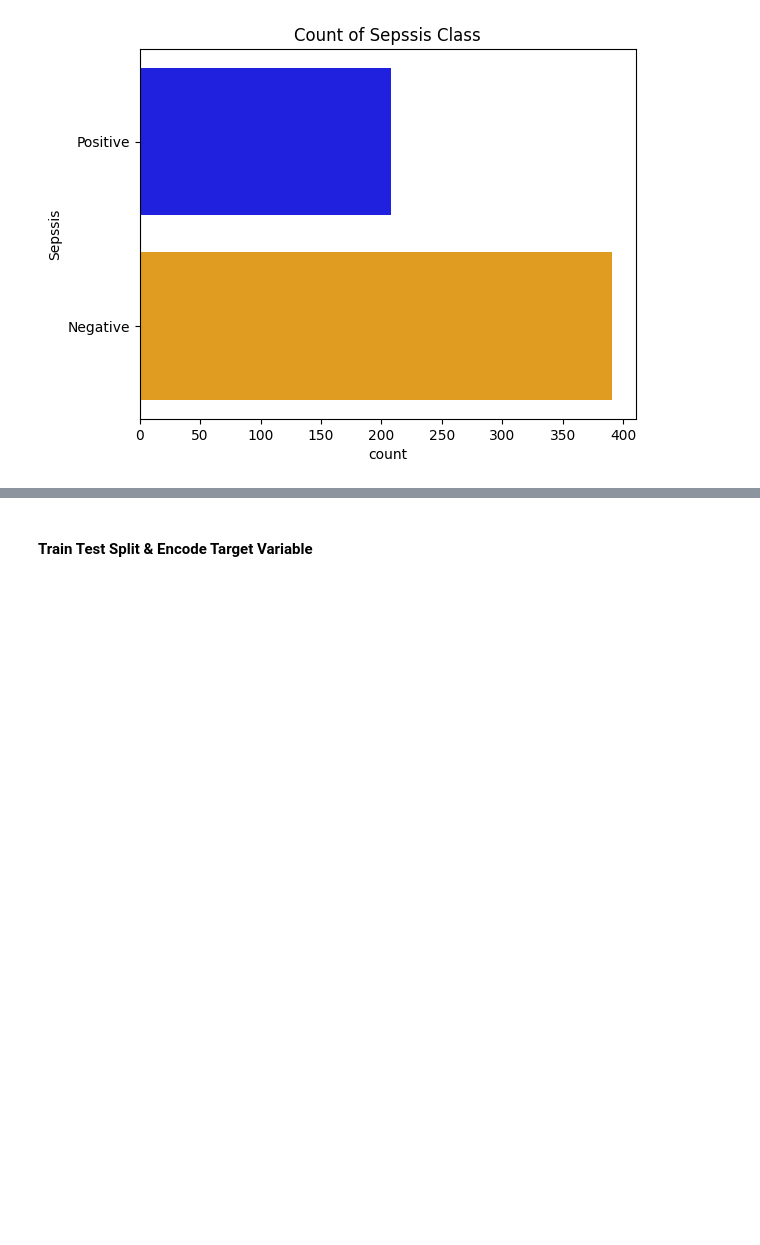
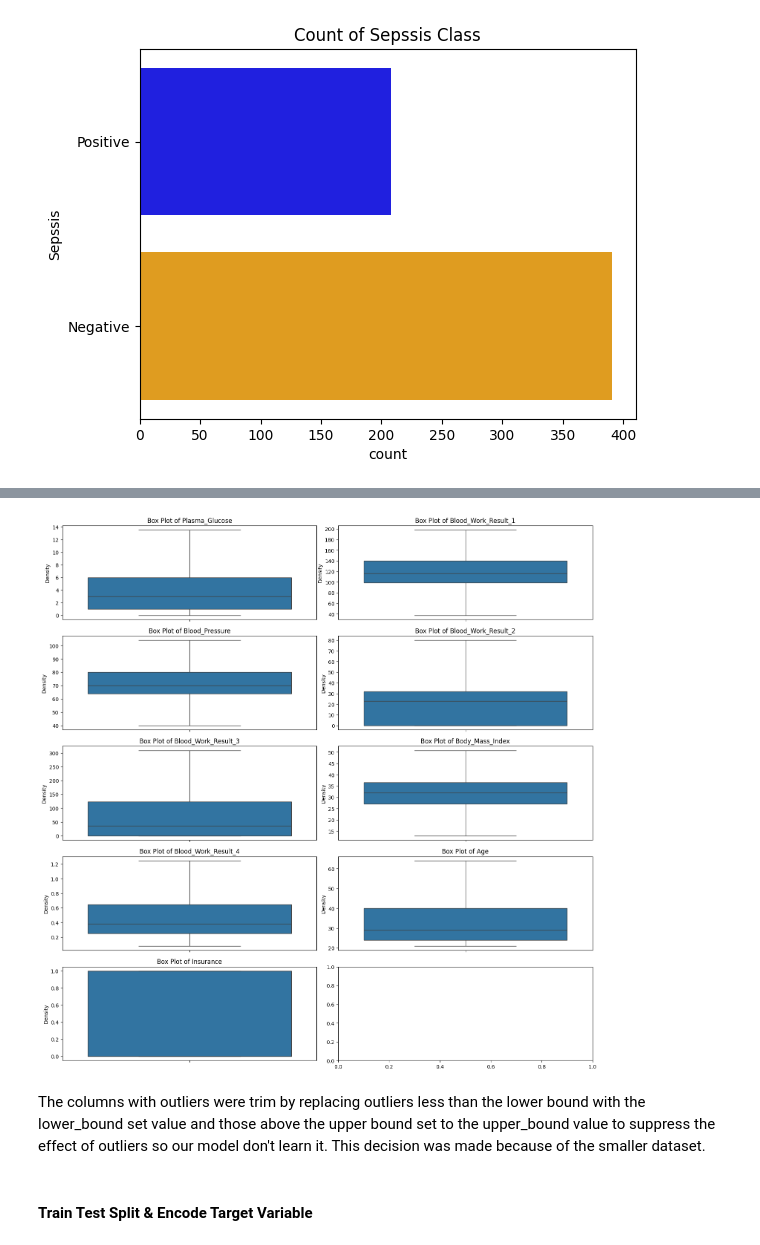
Before and after one commit to adubrightkwartengsnr/P5-Sepsis-Prediction-Embedding-Machine-Learning-Model-In-API, a Jupyter notebook: dev/sepsis_prediction.ipynb, the cells around one changed output, grey strips where cells are left out. Cells and saved outputs as stored; diff of their text form; code cells hidden in the pictures; blank space fills up the shorter version.

Commit message:
trim outliers from dataset

```diff
--- a/dev/sepsis_prediction.ipynb
+++ b/dev/sepsis_prediction.ipynb
@@ -453,0 +457,15 @@ plt.show()
+# %%
+def outlier_trimming(df):
+    for column in df.select_dtypes(include=[np.number]).columns: #apply trimming to only numerical columns
+        Q1 = df[column].quantile(0.25)
+        Q3 = df[column].quantile(0.75)
+        IQR = Q3 - Q1
+        lower_bound = Q1 - 1.5 * IQR
+        upper_bound = Q3 + 1.5 * IQR
+        # Applying trimming on outliers
+        df[column] = df[column].apply(lambda x: lower_bound if x < lower_bound else (upper_bound if x > upper_bound else x))
+    return df
+# %%
+# call the outlier_trimming fuction
+df = outlier_trimming(df)
+df
@@ -454,3 +486,23 @@ plt.show()
+# %%
+# check if outliers still exists
+# set the number of rows and columns for subplot
+num_rows, num_columns = 5,2
+fig,axes =plt.subplots(num_rows,num_columns,figsize=(15,15))
+fig.tight_layout()
+
+# flatten axes
+axes = axes.flatten()
+for id,column in enumerate(df.columns):
+    if df[column].dtype in ['int64','float64']:
+        sns.boxplot(df[column], ax=axes[id])
+        axes[id].set_title(f"Box Plot of {column}")
+        axes[id].set_ylabel("Density")
+plt.show()
+# %% [output]
+[figure, added]
+# %% [markdown]
+The columns with outliers were trim by replacing outliers less than the lower bound with the lower_bound set value and those above the upper bound set to the upper_bound value to suppress the effect of outliers so our model don't learn it.
+This decision was made because of the smaller dataset.
 # %% [markdown]
 #### Train Test Split & Encode Target Variable
 # %%
```
Also changed, not shown: parts of 5 cells of this notebook.
